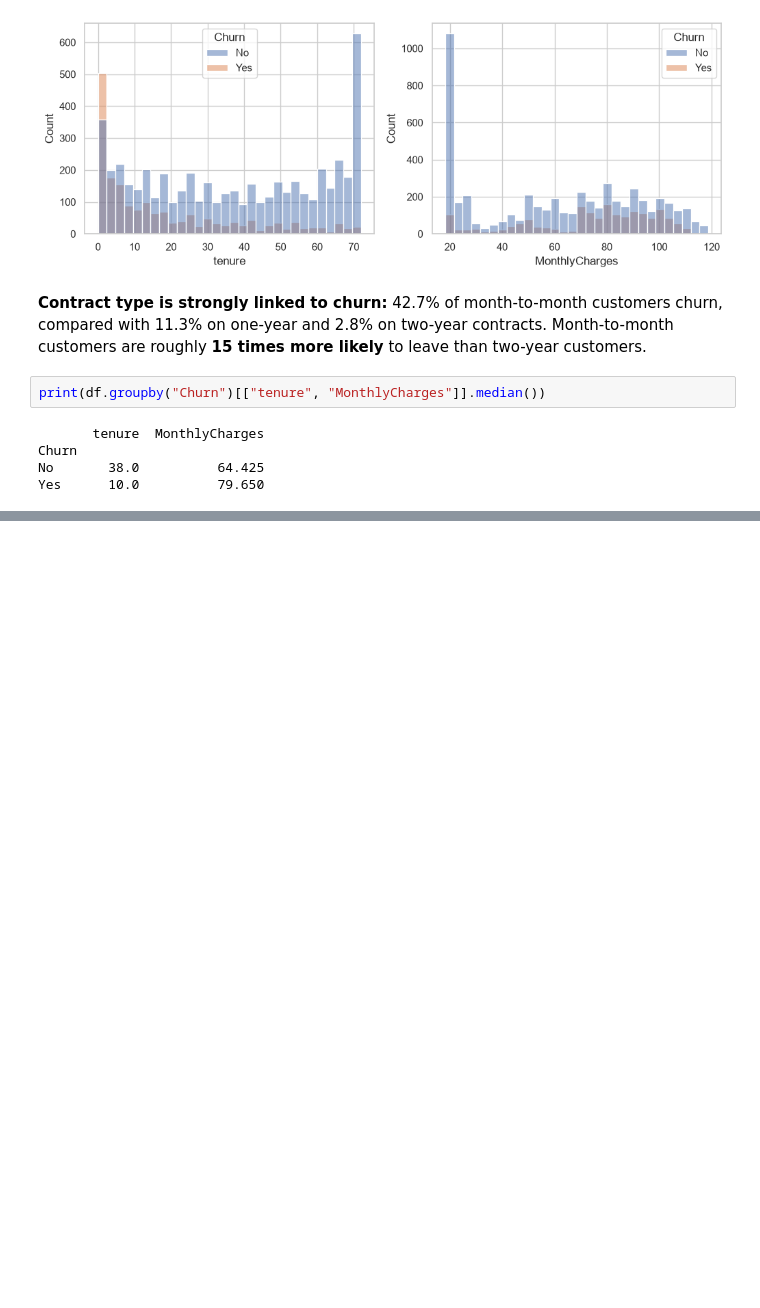
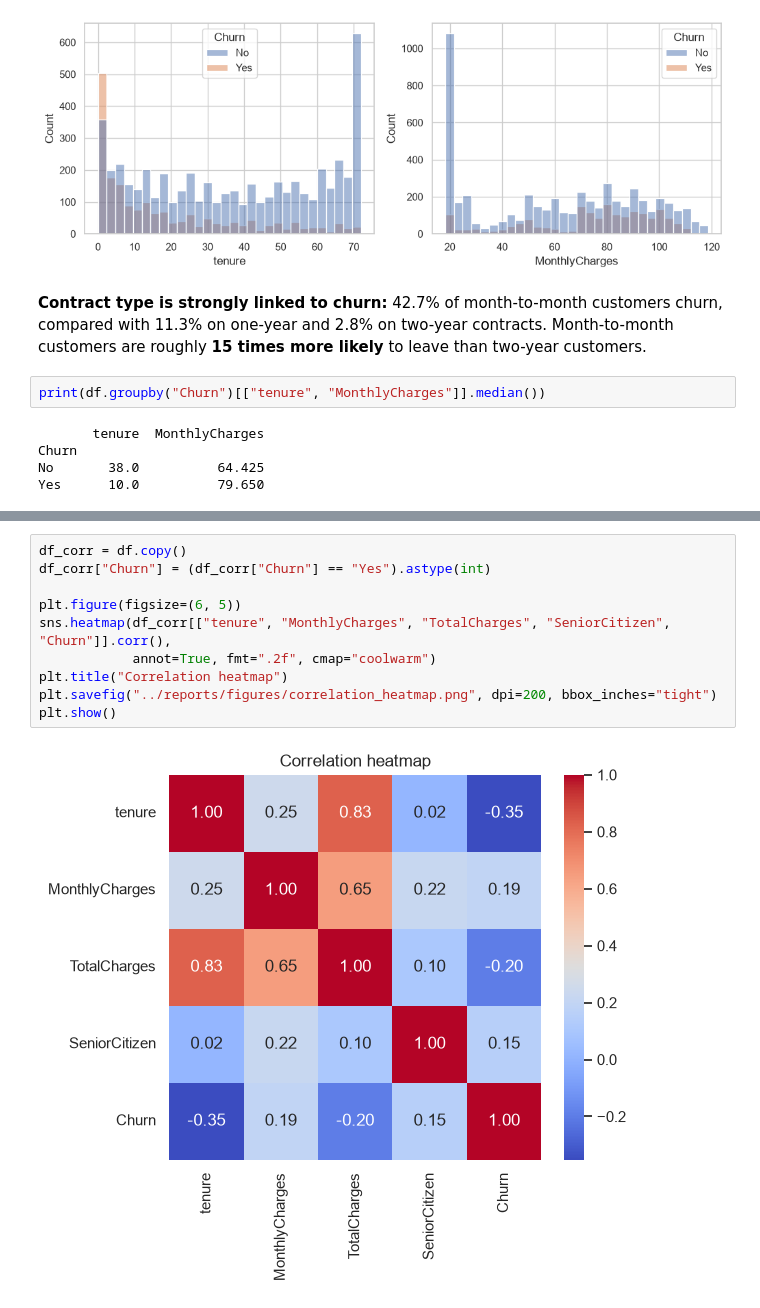
Before and after one commit to chadheesha20251151-maker/churn-ml, a Jupyter notebook: notebooks/01_eda.ipynb, the cells around one changed output, grey strips where cells are left out. Drawn from its saved outputs; the diff is of its cells as text; blank space fills up the shorter version.

```diff
--- a/notebooks/01_eda.ipynb
+++ b/notebooks/01_eda.ipynb
@@ -139,0 +211,12 @@ Yes      10.0          79.650
+# %%
+df_corr = df.copy()
+df_corr["Churn"] = (df_corr["Churn"] == "Yes").astype(int)
+
+plt.figure(figsize=(6, 5))
+sns.heatmap(df_corr[["tenure", "MonthlyCharges", "TotalCharges", "SeniorCitizen", "Churn"]].corr(),
+            annot=True, fmt=".2f", cmap="coolwarm")
+plt.title("Correlation heatmap")
+plt.savefig("../reports/figures/correlation_heatmap.png", dpi=200, bbox_inches="tight")
+plt.show()
+# %% [output]
+[figure, added]
```
Also changed, not shown: parts of 6 cells of this notebook, 2 other files.
